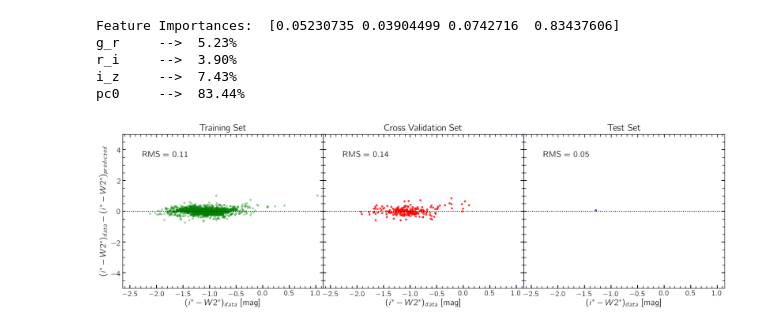
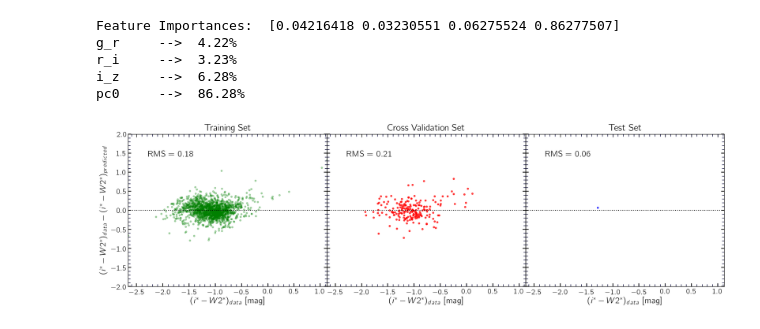
Before and after one commit to ekourkchi/TFcalibrators, a Jupyter notebook: W2_prediction.ipynb, the cells around one changed output. Drawn from its saved outputs; the diff is of its cells as text; code cells hidden in the pictures.

```diff
--- a/W2_prediction.ipynb
+++ b/W2_prediction.ipynb
@@ -1,4 +1,5 @@
 # %%
+
 import sys
 import time
 import os
@@ -80,7 +81,7 @@ def makePlot(x_trn, y_trn, p_y_trn, x_cvl, y_cvl, p_y_cvl, x_tst, y_tst, p_y_tst
     ax.plot(y_trn, delta, 'g.', alpha=0.3)
     ax.set_title('Training Set', fontsize=18)
     ax.set_ylabel(ylabel, fontsize=16)
-    ax.text(x0,y0, 'RMS = '+'%.2f'%np.sqrt(np.median(y**2)), fontsize=16, color='k')
+    ax.text(x0,y0, 'RMS = '+'%.2f'%np.sqrt(np.mean(y**2)), fontsize=16, color='k')
 
     delta = y_cvl-p_y_cvl
     err = np.std(delta)
@@ -90,7 +91,7 @@ def makePlot(x_trn, y_trn, p_y_trn, x_cvl, y_cvl, p_y_cvl, x_tst, y_tst, p_y_tst
     ax.plot(y_cvl, delta, 'r.', alpha=0.7)
     ax.set_title('Cross Validation Set', fontsize=18)
     plt.setp(ax.get_yticklabels(), visible=False)
-    ax.text(x0,y0, 'RMS = '+'%.2f'%np.sqrt(np.median(y**2)), fontsize=16, color='k')
+    ax.text(x0,y0, 'RMS = '+'%.2f'%np.sqrt(np.mean(y**2)), fontsize=16, color='k')
 
     delta = y_tst-p_y_tst
     err = np.std(delta)
@@ -100,7 +101,7 @@ def makePlot(x_trn, y_trn, p_y_trn, x_cvl, y_cvl, p_y_cvl, x_tst, y_tst, p_y_tst
     ax.plot(y_tst, delta, 'b.', alpha=0.7)
     ax.set_title('Test Set', fontsize=18)
     plt.setp(ax.get_yticklabels(), visible=False)
-    ax.text(x0,y0, 'RMS = '+'%.2f'%np.sqrt(np.median(y**2)), fontsize=16, color='k')
+    ax.text(x0,y0, 'RMS = '+'%.2f'%np.sqrt(np.mean(y**2)), fontsize=16, color='k')
 
     for ax in ax_list:
 
@@ -157,7 +158,7 @@ output   = 'i_w2'
 max_depth=2000
 n_estimators=2000
 max_features=len(features)
-min_samples_leaf=10
+min_samples_leaf=15
 bootstrap=True
 ################################ Regression (Random Forest)
 regr, x_trn, y_trn, p_y_trn, x_cvl, y_cvl, p_y_cvl, x_tst, y_tst, p_y_tst = esn_RForest( \
@@ -170,37 +171,37 @@ for j in range(len(features)):
     if features[j]!='logWimx':
         print features[j], '\t-->  '+'%.2f'%(importances[j]*100)+'%'
     else: print features[j], '-->  '+'%.2f'%(importances[j]*100)+'%'
 
 ################################ Plotting
 text     = 'i^*-W2^*'
 text_unit = 'mag'
 x0 = np.min(table_trn[output])
 x1 = np.max(table_trn[output])
 xlabel = r'$('+text+')'+'_{data}$'+'   ['+text_unit+']'
 ylabel = r'$('+text+')'+'_{data}'+'-'+'('+text+')'+'_{predicted}$'
 xlim = [x0,x1]
-ylim = [-5,5]
+ylim = [-2,2]
 
 
 
 d = np.abs(p_y_trn-y_trn)
 tt = 0.6
 indx, = np.where(d<tt)
 X = y_trn[indx]
 Xp = p_y_trn[indx]
 Y = X-Xp
 m, b = np.polyfit(X,Y, 1)
 p_y_trn = (p_y_trn+b)/(1-m)
 p_y_cvl = (p_y_cvl+b)/(1-m)
 p_y_tst = (p_y_tst+b)/(1-m)
 
 
 makePlot(x_trn, y_trn, p_y_trn, x_cvl, y_cvl, p_y_cvl, x_tst, y_tst, p_y_tst, \
         xlim, ylim, xlabel, ylabel, plotName='temp')
 # %% [output]
-Feature Importances:  [0.05230735 0.03904499 0.0742716  0.83437606]
-g_r     -->  5.23%
-r_i     -->  3.90%
-i_z     -->  7.43%
-pc0     -->  83.44%
+Feature Importances:  [0.04216418 0.03230551 0.06275524 0.86277507]
+g_r     -->  4.22%
+r_i     -->  3.23%
+i_z     -->  6.28%
+pc0     -->  86.28%
-[figure, old version]
+[figure, new version]
```
Also changed, not shown: parts of 13 cells of this notebook.
